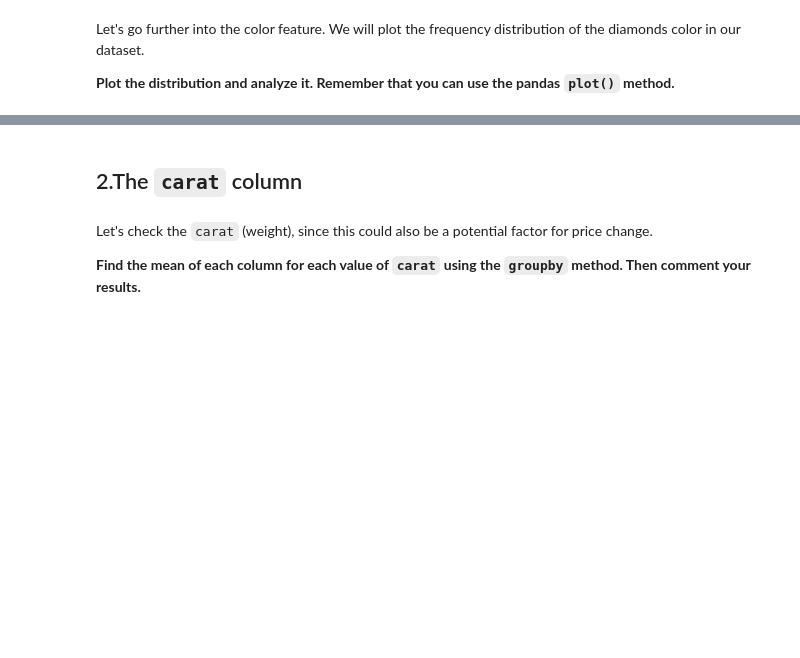
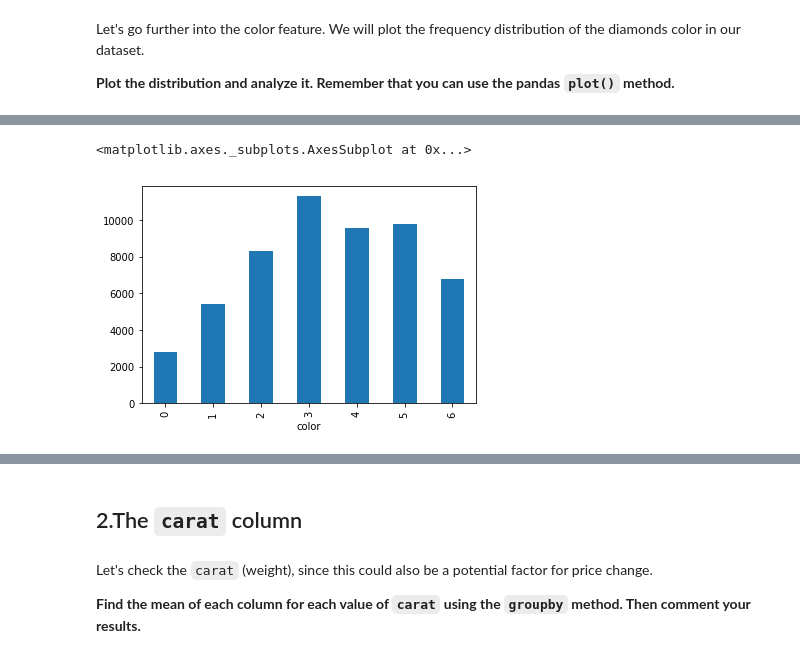
Before and after one commit to ta-data-lis/M2-mini-project1, a Jupyter notebook: 2.-EDA.ipynb, the cells around one changed output, grey strips where cells are left out. Saved outputs shown, nothing was run; the diff lists cells and outputs as text; code cells hidden in the pictures; blank space fills up the shorter version.

```diff
--- a/2.-EDA.ipynb
+++ b/2.-EDA.ipynb
@@ -46,0 +108,5 @@ Let's go further into the color feature. We will plot the frequency distribution
+# %%
+diamonds.groupby(['color']).size().plot(kind='bar')
+# %% [output]
+<matplotlib.axes._subplots.AxesSubplot at 0x...>
+[figure, added]
```
Also changed, not shown: parts of 11 cells of this notebook, 2 other files.
